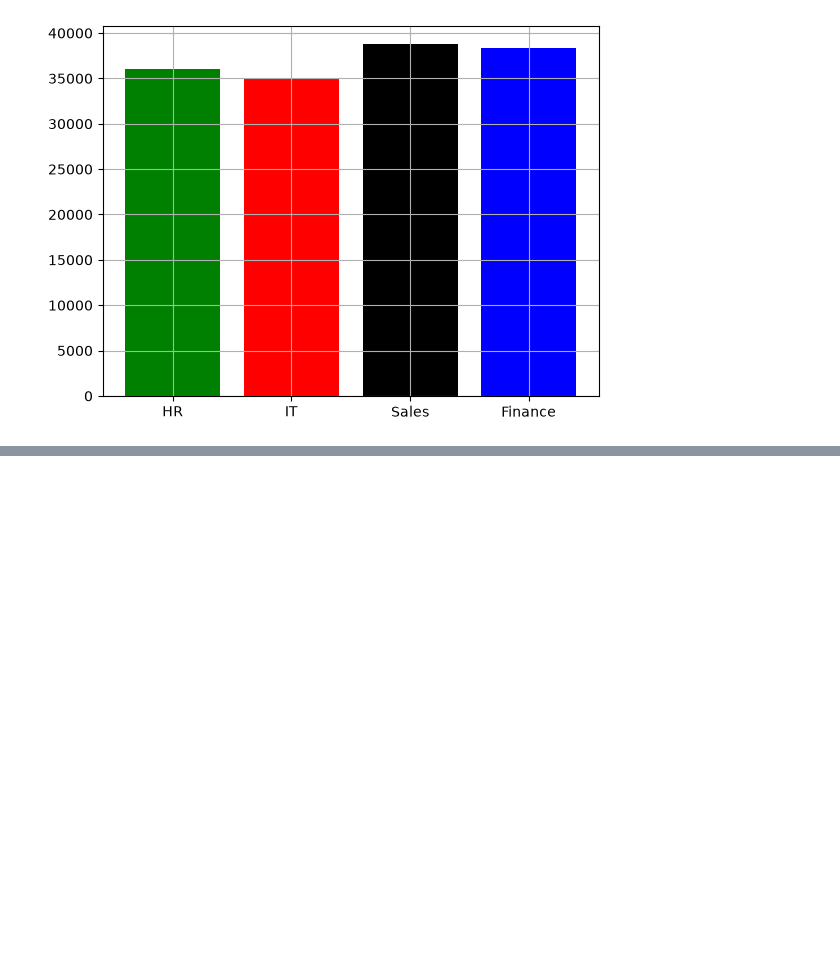
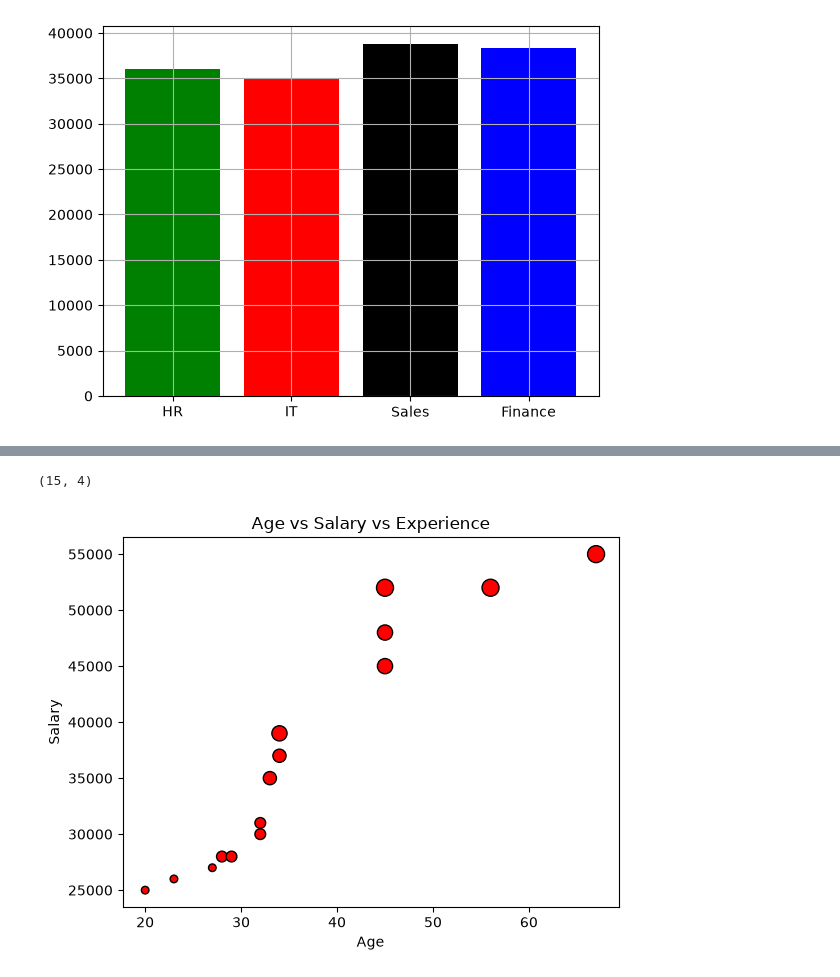
Before and after one commit to anojpradhan/learningDS, a Jupyter notebook: matplotlib.ipynb, the cells around one changed output, grey strips where cells are left out. Drawn from its saved outputs; the diff is of its cells as text; code cells hidden in the pictures; blank space fills up the shorter version.

```diff
--- a/matplotlib.ipynb
+++ b/matplotlib.ipynb
@@ -180,0 +192,2 @@ plt.show()
+# %%
+df['Exp']= [1,1,1,2,2,2,2,3,3,4,4,4,5,5,5]
@@ -180,0 +203,13 @@ plt.show()
+# %%
+df.shape
+# %% [output]
+(15, 4)
+# %%
+# Bubble Plot
+plt.scatter(df["Age"], df["Salary"],s= df["Exp"]*30,edgecolors="black" ,color="red")
+plt.title("Age vs Salary vs Experience")
+plt.xlabel("Age")
+plt.ylabel("Salary")
+plt.show()
+# %% [output]
+[figure, added]
```
Also changed, not shown: parts of 4 cells of this notebook.
